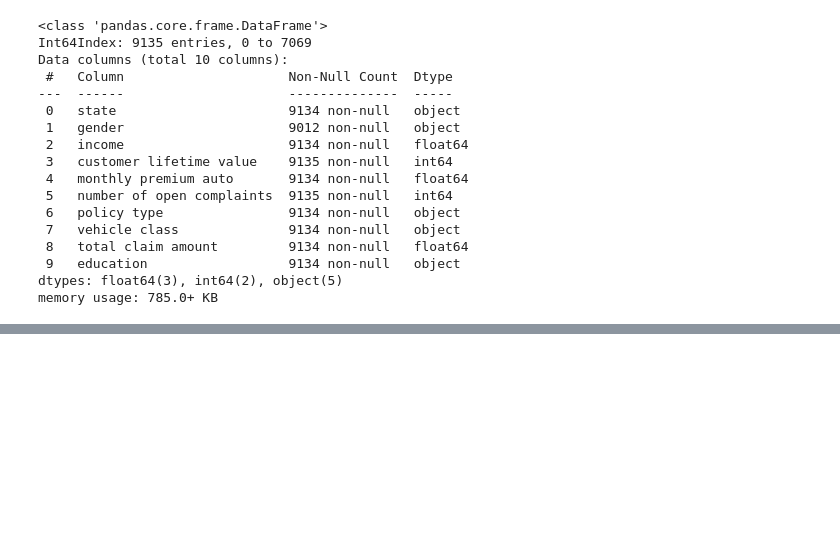
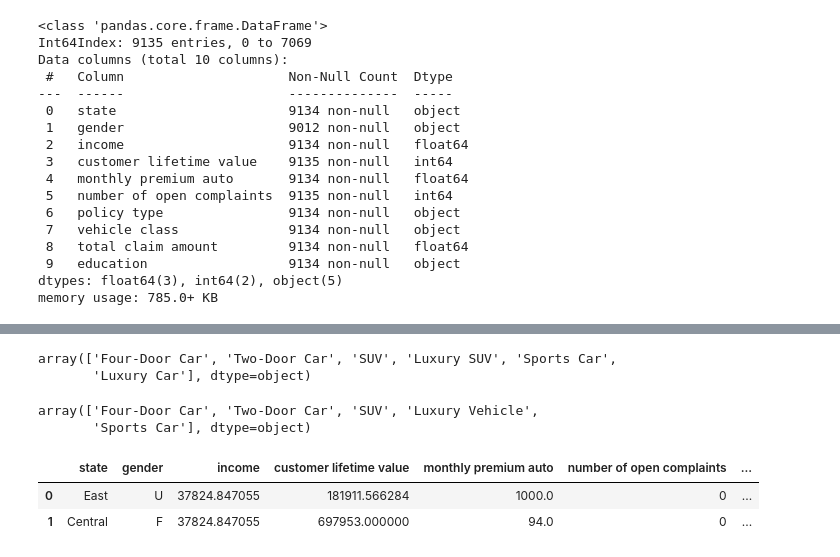
Before and after one commit to Sholypop/Lab, a Jupyter notebook: week2/auto_insurance_analysis_lab.ipynb, the cells around one changed output, grey strips where cells are left out. Saved outputs shown, nothing was run; the diff lists cells and outputs as text; code cells hidden in the pictures; blank space fills up the shorter version.

```diff
--- a/week2/auto_insurance_analysis_lab.ipynb
+++ b/week2/auto_insurance_analysis_lab.ipynb
@@ -338,0 +501,6 @@ full_df['number of open complaints']
+# %%
+## total claim amount
+
+col_mean = np.mean(full_df['total claim amount'])
+full_df.loc[:, 'total claim amount'] = np.where(full_df.loc[:, 'total claim amount'].isnull(), col_mean,
+                                               full_df.loc[:, 'total claim amount'])
@@ -338,0 +519,3 @@ full_df['number of open complaints']
+# %%
+full_df.loc[:, 'education'] = np.where(full_df.loc[:, 'education'].isnull(), 'Bachelor',
+                                               full_df.loc[:, 'education'])
@@ -338,0 +529,6 @@ full_df['number of open complaints']
+# %%
+full_df['state'] = full_df['state'].astype(str).str.replace('California','West')
+full_df['state'] = full_df['state'].astype(str).str.replace('Oregon','North West')
+full_df['state'] = full_df['state'].astype(str).str.replace('Washington','East')
+full_df['state'] = full_df['state'].astype(str).str.replace('Arizona','Central')
+full_df['state'] = full_df['state'].astype(str).str.replace('Nevada','Central')
@@ -338,0 +539,15 @@ full_df['number of open complaints']
+# %%
+full_df['vehicle class'].unique()
+# %% [output]
+array(['Four-Door Car', 'Two-Door Car', 'SUV', 'Luxury SUV', 'Sports Car',
+       'Luxury Car'], dtype=object)
+# %%
+full_df.loc[:, 'vehicle class'] = np.where(full_df.loc[:, 'vehicle class'] == 'Luxury SUV', 'Luxury Vehicle',
+                                          full_df.loc[:, 'vehicle class'])
+full_df.loc[:, 'vehicle class'] = np.where(full_df.loc[:, 'vehicle class'] == 'Luxury Car', 'Luxury Vehicle',
+                                          full_df.loc[:, 'vehicle class'])
+# %%
+full_df['vehicle class'].unique()
+# %% [output]
+array(['Four-Door Car', 'Two-Door Car', 'SUV', 'Luxury Vehicle',
+       'Sports Car'], dtype=object)
@@ -338,0 +556,6 @@ full_df['number of open complaints']
+# %%
+full_df.head(2)
+# %% [output]
+|  | state | gender | income | customer lifetime value | monthly premium auto | number of open complaints | ... |
+| 0 | East | U | 37824.847055 | 181911.566284 | 1000.0 | 0 | ... |
+| 1 | Central | F | 37824.847055 | 697953.000000 | 94.0 | 0 | ... |
```
Also changed, not shown: parts of 45 cells of this notebook.
